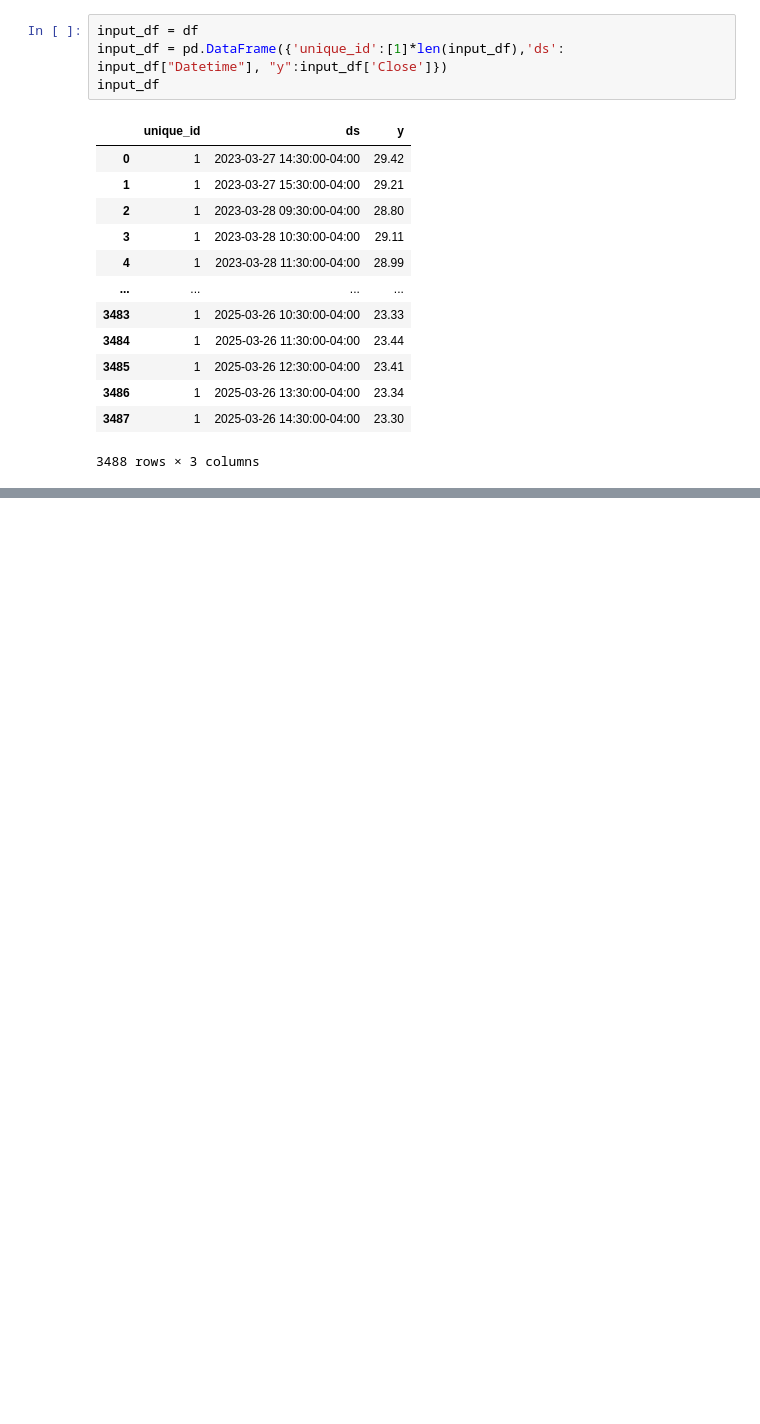
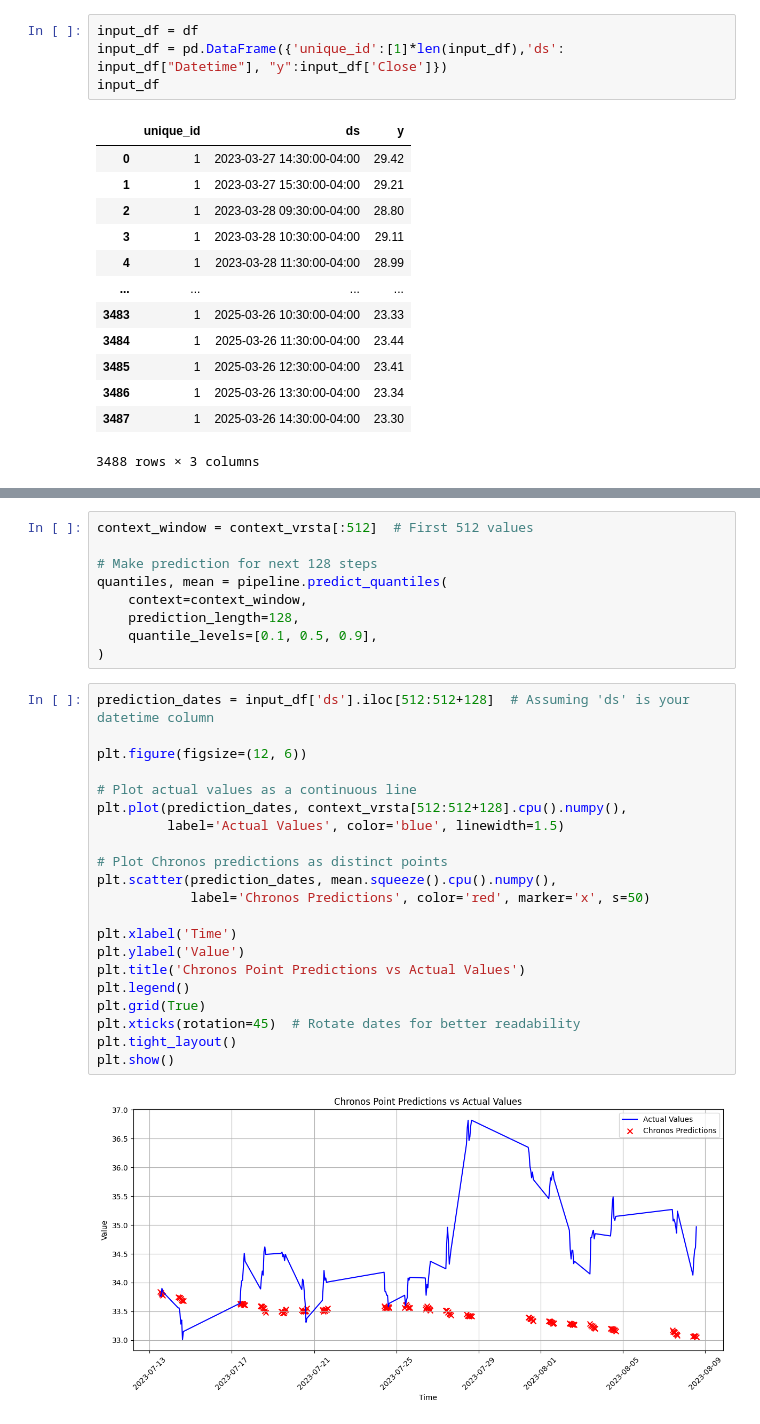
Before and after one commit to michael545/diploma, a Jupyter notebook: chronos.ipynb, the cells around one changed output, grey strips where cells are left out. Drawn from its saved outputs; the diff is of its cells as text; blank space fills up the shorter version.

```diff
--- a/chronos.ipynb
+++ b/chronos.ipynb
@@ -134,0 +82,32 @@ Passing a tuple of `past_key_values` is deprecated and will be removed in Transf
+# %%
+context_window = context_vrsta[:512]  # First 512 values
+
+# Make prediction for next 128 steps
+quantiles, mean = pipeline.predict_quantiles(
+    context=context_window,
+    prediction_length=128,
+    quantile_levels=[0.1, 0.5, 0.9],
+)
+# %%
+prediction_dates = input_df['ds'].iloc[512:512+128]  # Assuming 'ds' is your datetime column
+
+plt.figure(figsize=(12, 6))
+
+# Plot actual values as a continuous line
+plt.plot(prediction_dates, context_vrsta[512:512+128].cpu().numpy(),
+         label='Actual Values', color='blue', linewidth=1.5)
+
+# Plot Chronos predictions as distinct points
+plt.scatter(prediction_dates, mean.squeeze().cpu().numpy(),
+            label='Chronos Predictions', color='red', marker='x', s=50)
+
+plt.xlabel('Time')
+plt.ylabel('Value')
+plt.title('Chronos Point Predictions vs Actual Values')
+plt.legend()
+plt.grid(True)
+plt.xticks(rotation=45)  # Rotate dates for better readability
+plt.tight_layout()
+plt.show()
+# %% [output]
+[figure, added]
```
Also changed, not shown: parts of 5 cells of this notebook, 1 other file.
